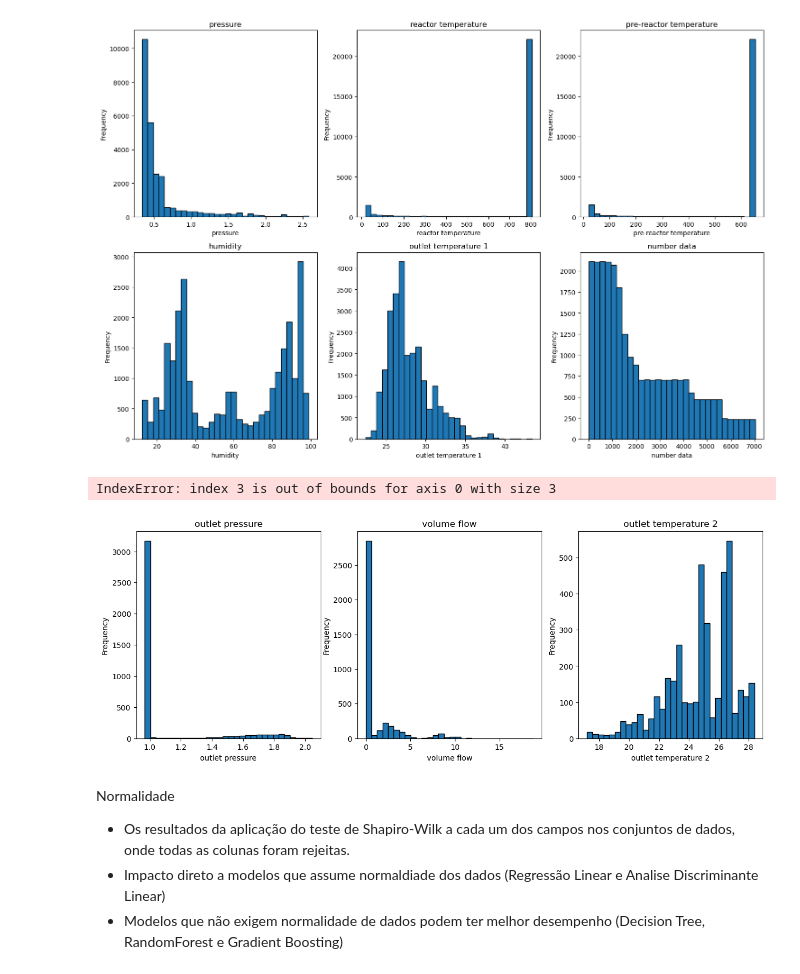
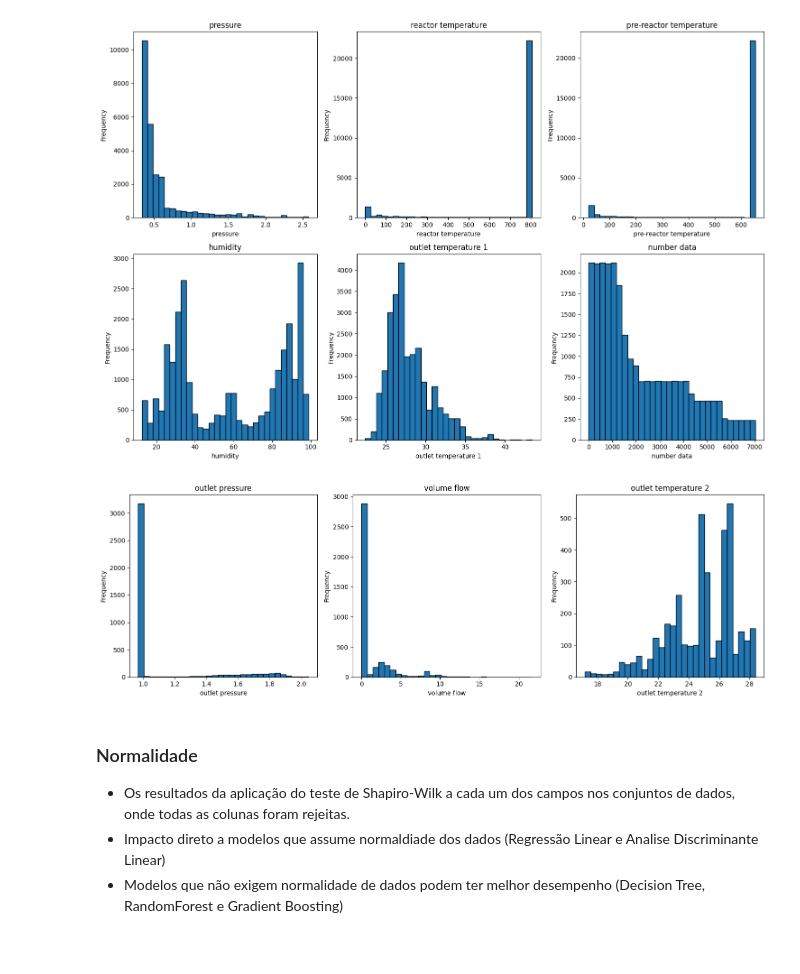
Before and after one commit to RenanAkiraEscribano/dryReforming_dataset, a Jupyter notebook: environment/dataAnality.ipynb, the cells around one changed output. Saved outputs shown, nothing was run; the diff lists cells and outputs as text; code cells hidden in the pictures.

```diff
--- a/environment/dataAnality.ipynb
+++ b/environment/dataAnality.ipynb
@@ -68,7 +68,8 @@ def recordsMinute(df):
 Leitura dos dados e Pré-processamento
 # %%
 #dir = '/content/drive/MyDrive/data/BASES/finalVersion/'
-dir = 'dataset/'
+dir = 'C:/Users/renan/Documents/dryReforming_dataset/dryReforming_dataset/dataset/'
+#dir = 'dataset/'
 dfs = []
 days = []
 dfs_flow = []
@@ -261,12 +273,11 @@ printHistogram(df_data=df_all, l_remove=['label', 'SMA pressure forecast'])
 # %% [output]
 [figure]
 # %%
-printHistogram(df_data=df_all_flow, l_remove=['pressure', 'reactor temperature', 'pre-reactor temperature', 'humidity', 'local temperature', 'label', 'number data', 'SMA pressure forecast', 'mass flow'])
+printHistogram(df_data=df_all_flow, l_remove=['pressure', 'reactor temperature', 'pre-reactor temperature', 'humidity', 'outlet temperature 1', 'label', 'number data', 'SMA pressure forecast', 'mass flow'])
 # %% [output]
-IndexError: index 3 is out of bounds for axis 0 with size 3
-[figure, old version]
+[figure, new version]
 # %% [markdown]
-Normalidade
+### Normalidade
 
 - Os resultados da aplicação do teste de Shapiro-Wilk a cada um dos campos nos conjuntos de dados, onde todas as colunas foram rejeitas.
 - Impacto direto a modelos que assume normaldiade dos dados (Regressão Linear e Analise Discriminante Linear)
```
Also changed, not shown: parts of 14 cells of this notebook.
